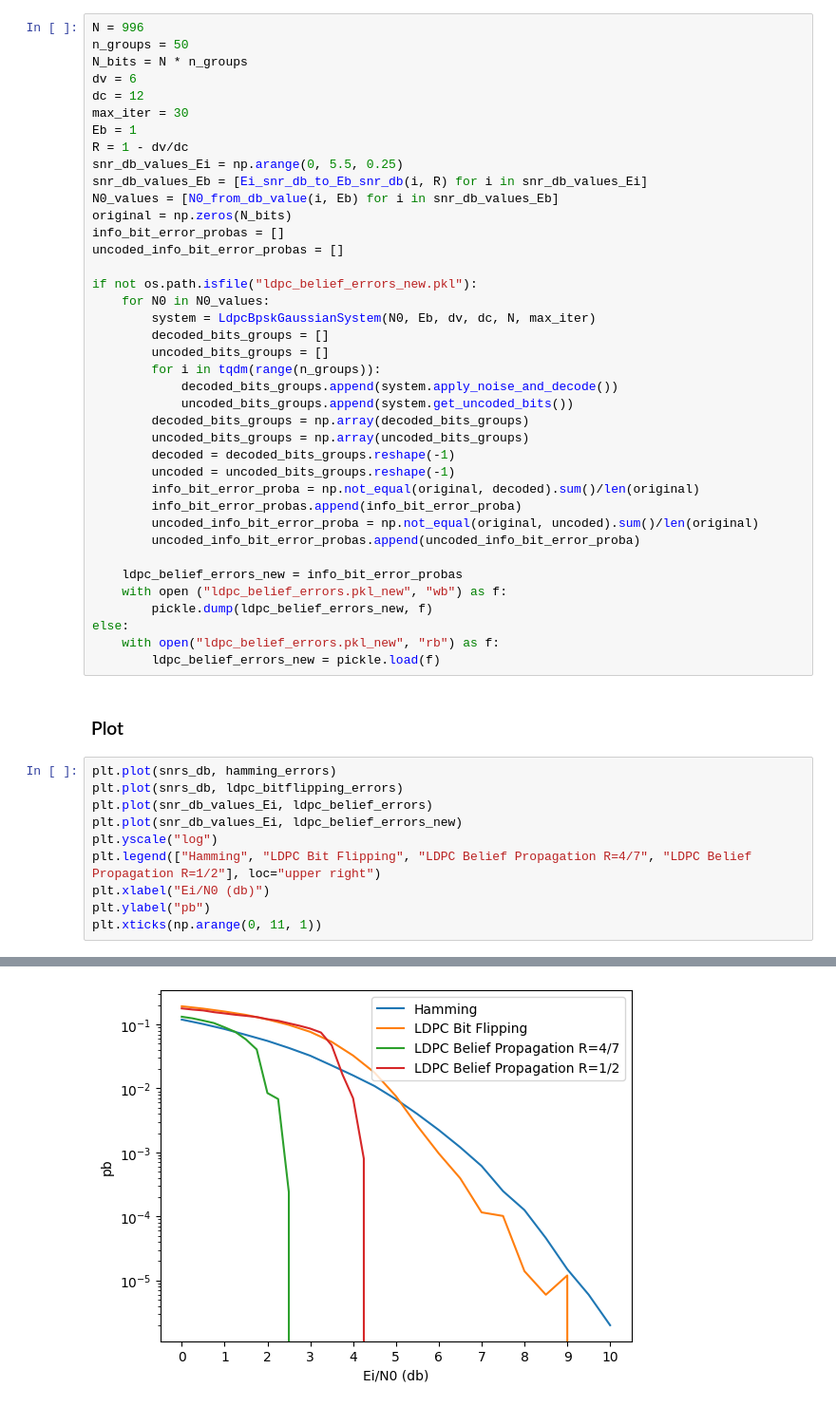
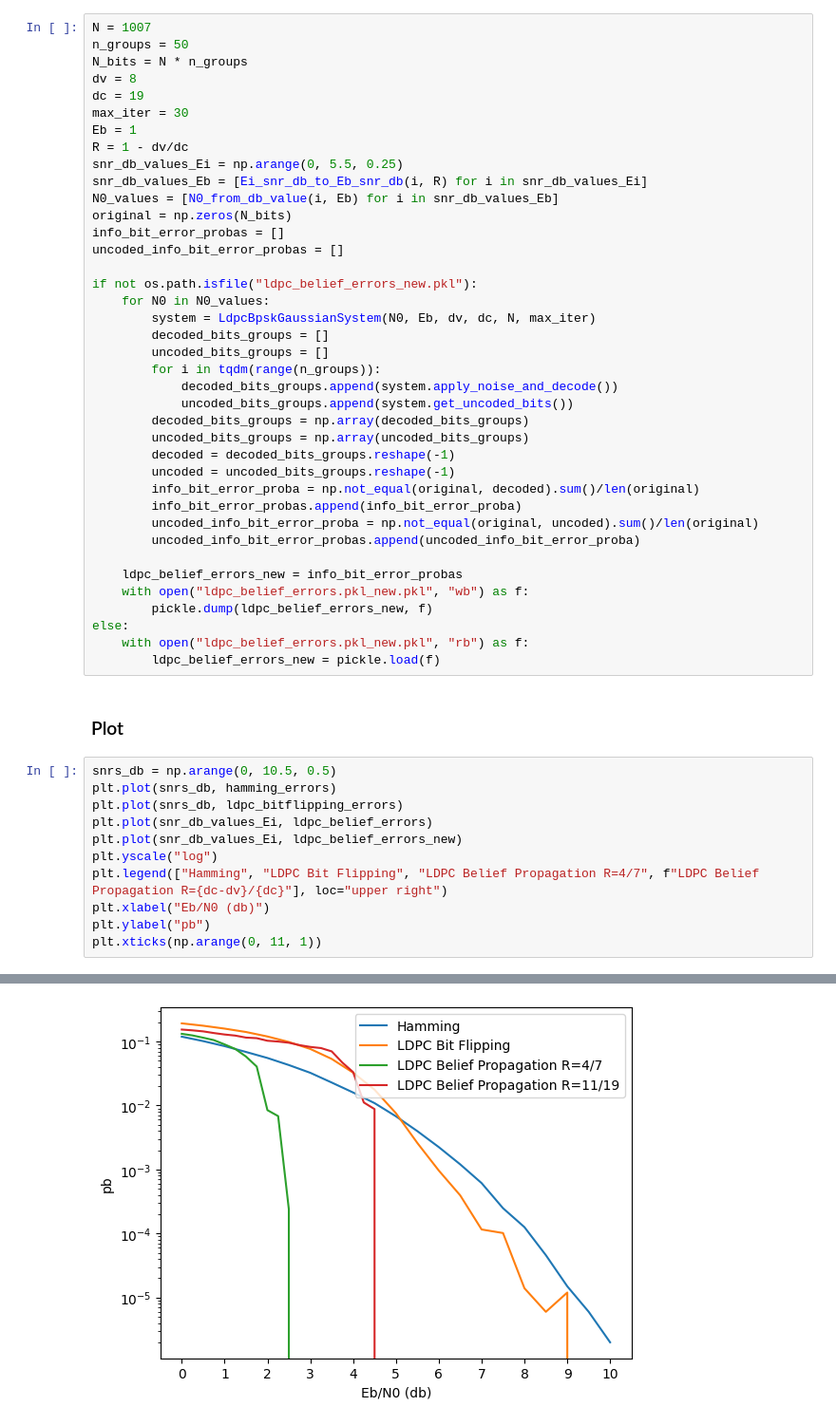
Before and after one commit to gabriel-telles/hamming_code, a Jupyter notebook: lab4/all_comparison.ipynb, the cells around one changed output, grey strips where cells are left out. Shown at 95% size. Drawn from its saved outputs; the diff is of its cells as text.

```diff
--- a/lab4/all_comparison.ipynb
+++ b/lab4/all_comparison.ipynb
@@ -317,11 +307,11 @@ ldpc_belief_errors
 # %% [markdown]
 ### New LDPC - Belief Propagation
 # %%
-N = 996
+N = 1007
 n_groups = 50
 N_bits = N * n_groups
-dv = 6
-dc = 12
+dv = 8
+dc = 19
 max_iter = 30
 Eb = 1
 R = 1 - dv/dc
@@ -350,39 +340,40 @@ if not os.path.isfile("ldpc_belief_errors_new.pkl"):
         uncoded_info_bit_error_probas.append(uncoded_info_bit_error_proba)
 
     ldpc_belief_errors_new = info_bit_error_probas
-    with open ("ldpc_belief_errors.pkl_new", "wb") as f:
+    with open("ldpc_belief_errors.pkl_new.pkl", "wb") as f:
         pickle.dump(ldpc_belief_errors_new, f)
 else:
-    with open("ldpc_belief_errors.pkl_new", "rb") as f:
+    with open("ldpc_belief_errors.pkl_new.pkl", "rb") as f:
         ldpc_belief_errors_new = pickle.load(f)
 # %% [markdown]
 ### Plot
 # %%
+snrs_db = np.arange(0, 10.5, 0.5)
 plt.plot(snrs_db, hamming_errors)
 plt.plot(snrs_db, ldpc_bitflipping_errors)
 plt.plot(snr_db_values_Ei, ldpc_belief_errors)
 plt.plot(snr_db_values_Ei, ldpc_belief_errors_new)
 plt.yscale("log")
-plt.legend(["Hamming", "LDPC Bit Flipping", "LDPC Belief Propagation R=4/7", "LDPC Belief Propagation R=1/2"], loc="upper right")
-plt.xlabel("Ei/N0 (db)")
+plt.legend(["Hamming", "LDPC Bit Flipping", "LDPC Belief Propagation R=4/7", f"LDPC Belief Propagation R={dc-dv}/{dc}"], loc="upper right")
+plt.xlabel("Eb/N0 (db)")
 plt.ylabel("pb")
 plt.xticks(np.arange(0, 11, 1))
 # %% [output]
 ([<matplotlib.axis.XTick at 0x...>,
   <matplotlib.axis.XTick at 0x...>,
   <matplotlib.axis.XTick at 0x...>,
   <matplotlib.axis.XTick at 0x...>,
   <matplotlib.axis.XTick at 0x...>,
   <matplotlib.axis.XTick at 0x...>,
   <matplotlib.axis.XTick at 0x...>,
   <matplotlib.axis.XTick at 0x...>,
   <matplotlib.axis.XTick at 0x...>,
   <matplotlib.axis.XTick at 0x...>,
   <matplotlib.axis.XTick at 0x...>],
  [Text(0, 0, '0'),
 ... (6 lines left out)
   Text(7, 0, '7'),
   Text(8, 0, '8'),
   Text(9, 0, '9'),
   Text(10, 0, '10')])
-[figure, old version]
+[figure, new version]
```
Also changed, not shown: parts of 2 cells of this notebook.
